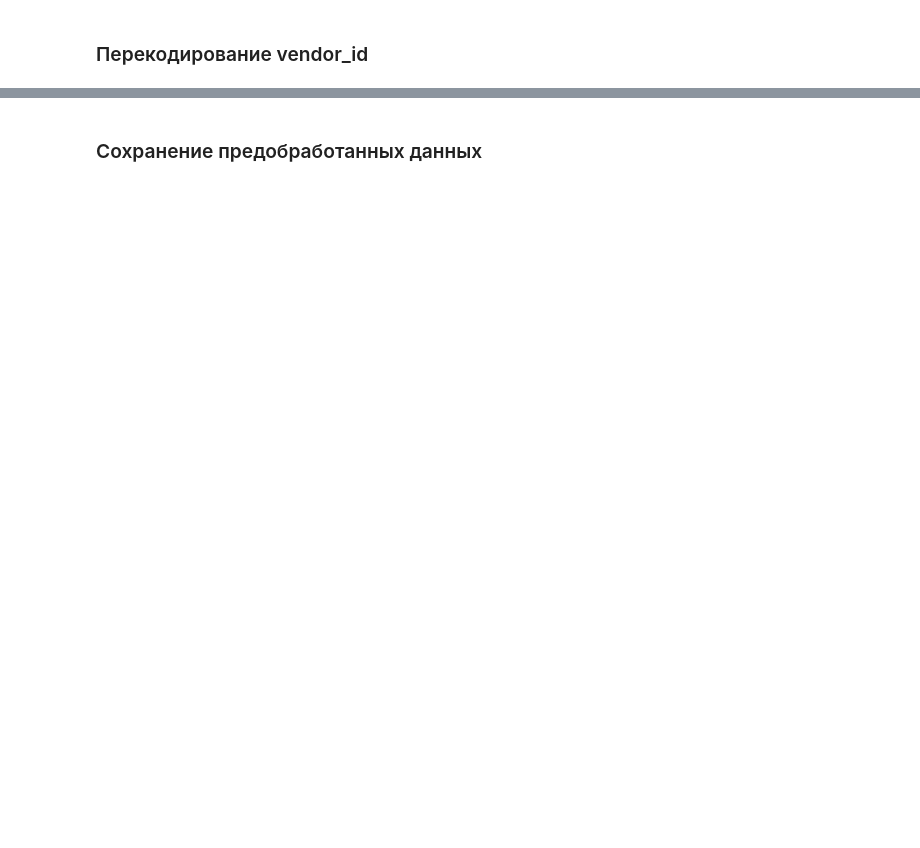
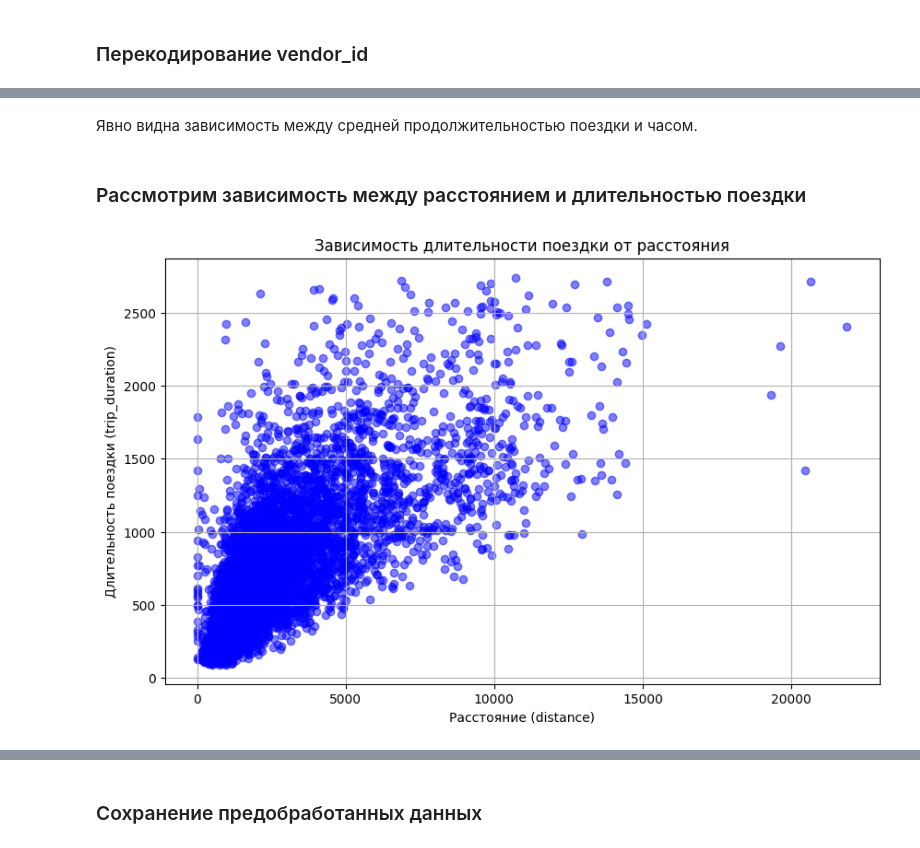
Before and after one commit to smnk-1/ML-studying, a Jupyter notebook: notebooks/TripDurationEDA.ipynb, the cells around one changed output, grey strips where cells are left out. Saved outputs shown, nothing was run; the diff lists cells and outputs as text; code cells hidden in the pictures; blank space fills up the shorter version.

```diff
--- a/notebooks/TripDurationEDA.ipynb
+++ b/notebooks/TripDurationEDA.ipynb
@@ -251,0 +339,16 @@ data.head()
+# %% [markdown]
+Явно видна зависимость между средней продолжительностью поездки и часом.
+# %% [markdown]
+### Рассмотрим зависимость между расстоянием и длительностью поездки
+# %%
+data_sample = data_sample = data.sample(frac=0.01)
+
+plt.figure(figsize=(10, 6))
+plt.scatter(data_sample['distance'], data_sample['trip_duration'], alpha=0.5, color='blue')
+plt.xlabel('Расстояние (distance)')
+plt.ylabel('Длительность поездки (trip_duration)')
+plt.title('Зависимость длительности поездки от расстояния')
+plt.grid(True)
+plt.show()
+# %% [output]
+[figure, added]
```
Also changed, not shown: parts of 25 cells of this notebook, 1 other file.
